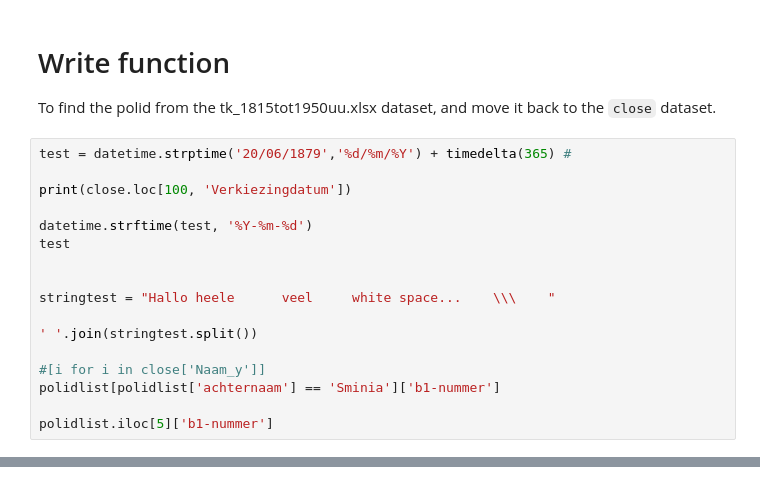
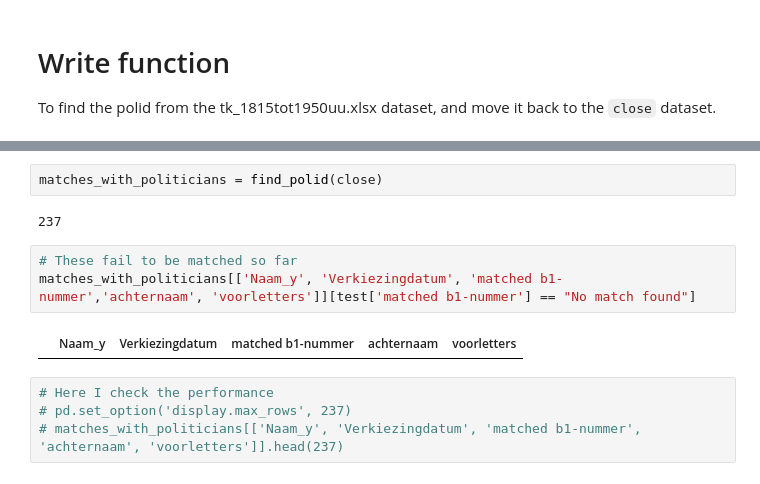
Before and after one commit to basm92/Polrents, a Jupyter notebook: Code/data_to_analysis_matched.ipynb, the cells around one changed output, grey strips where cells are left out. Drawn from its saved outputs; the diff is of its cells as text.

Commit message:
Finished matched sample analysis, add data + analysis ipynb

```diff
--- a/Code/data_to_analysis_matched.ipynb
+++ b/Code/data_to_analysis_matched.ipynb
@@ -178,20 +191,3 @@ close[close['Naam_y'] == None]
 # Write function
 
 To find the polid from the tk_1815tot1950uu.xlsx dataset, and move it back to the `close` dataset.
-# %%
-test = datetime.strptime('20/06/1879','%d/%m/%Y') + timedelta(365) #
-
-print(close.loc[100, 'Verkiezingdatum'])
-
-datetime.strftime(test, '%Y-%m-%d')
-test
-
-
-stringtest = "Hallo heele      veel     white space...    \\\    "
-
-' '.join(stringtest.split())
-
-#[i for i in close['Naam_y']]
-polidlist[polidlist['achternaam'] == 'Sminia']['b1-nummer']
-
-polidlist.iloc[5]['b1-nummer']
@@ -397,0 +281,13 @@ missed_winners_df
+# %%
+matches_with_politicians = find_polid(close)
+# %% [output]
+237
+# %%
+# These fail to be matched so far
+matches_with_politicians[['Naam_y', 'Verkiezingdatum', 'matched b1-nummer','achternaam', 'voorletters']][test['matched b1-nummer'] == "No match found"]
+# %% [output]
+|  | Naam_y | Verkiezingdatum | matched b1-nummer | achternaam | voorletters |
+# %%
+# Here I check the performance
+# pd.set_option('display.max_rows', 237)
+# matches_with_politicians[['Naam_y', 'Verkiezingdatum', 'matched b1-nummer', 'achternaam', 'voorletters']].head(237)
```
Also changed, not shown: parts of 17 cells of this notebook, 2 other files.
